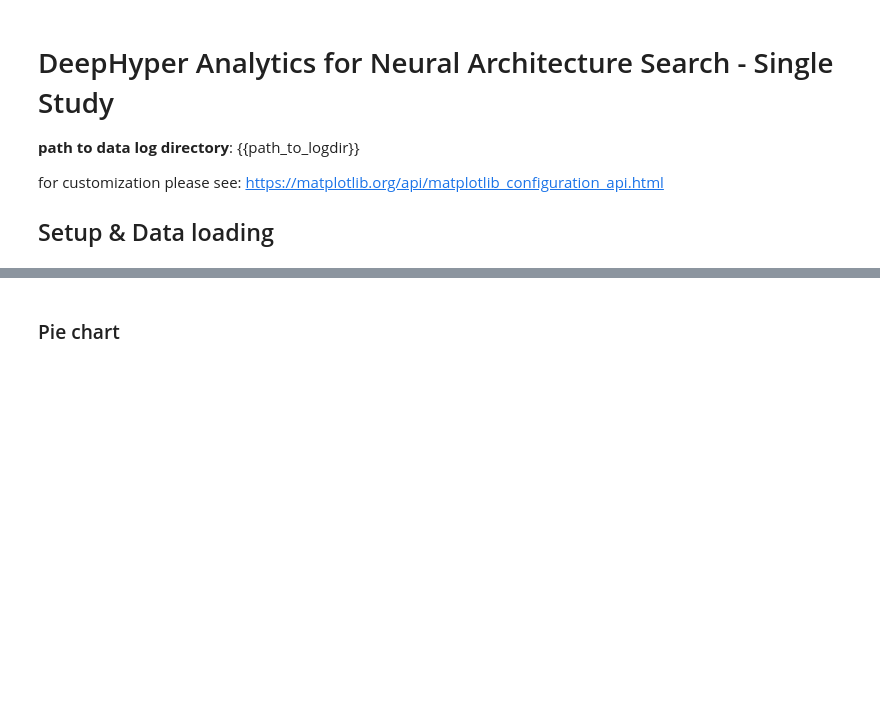
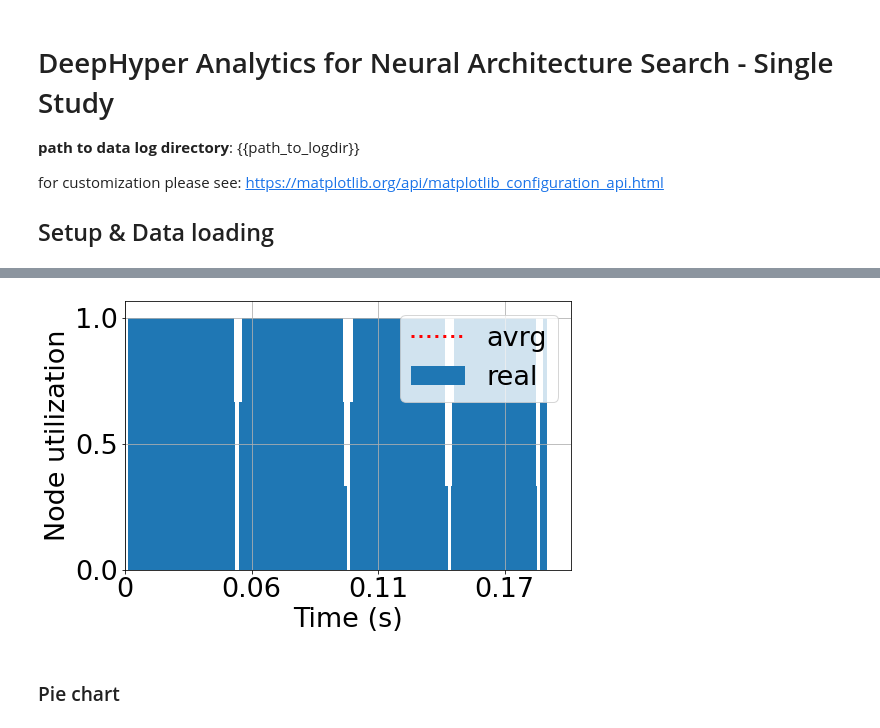
Before and after one commit to deephyper/deephyper, a Jupyter notebook: deephyper/core/plot/stub/nas-single.ipynb, the cells around one changed output, grey strips where cells are left out. Saved outputs shown, nothing was run; the diff lists cells and outputs as text; code cells hidden in the pictures; blank space fills up the shorter version.

```diff
--- a/deephyper/core/plot/stub/nas-single.ipynb
+++ b/deephyper/core/plot/stub/nas-single.ipynb
@@ -131,23 +141,29 @@ plt.show()
 ### Profile
 # %%
-times = [to_sec(t)-start_time for t in data['workload']['times']]
-num_running = (np.array(data['workload']['num_running']) - 1)
+times = [to_sec(t)-start_timestamp for t in balsam_workload['timestamps']]
+num_running = (np.array(balsam_workload['num_jobs_running']) - 1)
 try:
-    nworkers = start_infos['nworkers']
+    nworkers = init_infos['num_workers']
 except:
     nworkers = int(input('How many workers do you have ?'))
 num_running_norm = num_running / nworkers
 
 plt.fill_between(times, num_running_norm, step="post", label='real')
 plt.plot(moving_average(times), moving_average(num_running_norm), 'r:', linewidth=3, label='avrg')
 
 plt.xlabel('Time (s)')
 plt.ylabel('Node utilization')
-plt.xlim(left=0)
-plt.ylim(bottom=0)
+plt.xlim(0)
+plt.ylim(0)
 plt.legend()
+
+ax = plt.gca()
+ax.xaxis.set_major_formatter(hour_major_formatter)
+
 plt.grid()
 plt.show()
+# %% [output]
+[figure, added]
 # %% [markdown]
 ### Pie chart
 # %%
```
Also changed, not shown: parts of 24 cells of this notebook, 1 other file.
